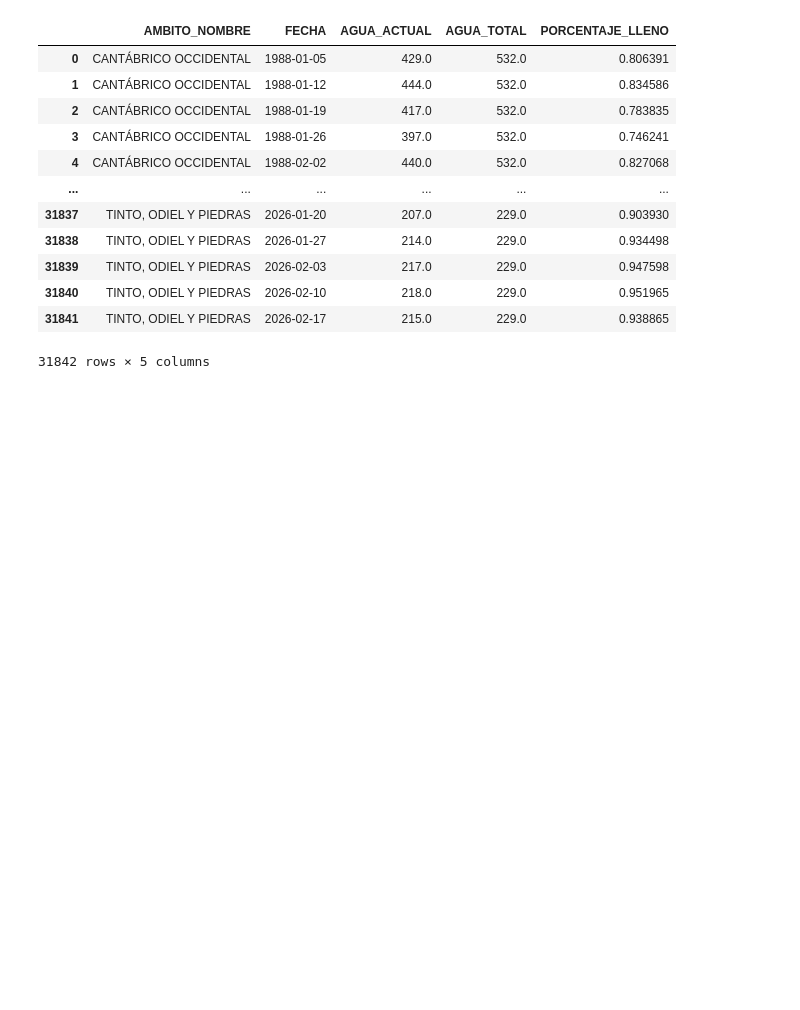
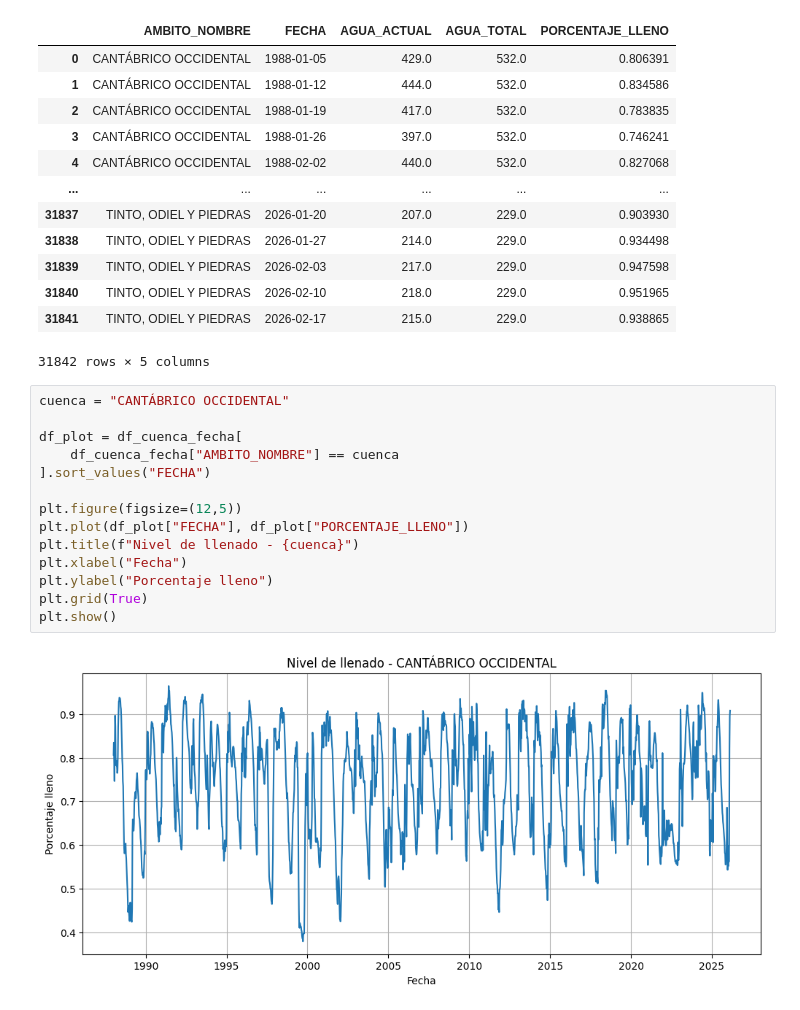
Before and after one commit to plorenab/water-stress-forecast-spain, a Jupyter notebook: notebook/embalses.ipynb, the cells around one changed output. Cells and saved outputs as stored; diff of their text form; blank space fills up the shorter version.

```diff
--- a/notebook/embalses.ipynb
+++ b/notebook/embalses.ipynb
@@ -266,3 +266,19 @@ df_cuenca_fecha
 | 31840 | TINTO, ODIEL Y PIEDRAS | 2026-02-10 | 218.0 | 229.0 | 0.951965 |
 | 31841 | TINTO, ODIEL Y PIEDRAS | 2026-02-17 | 215.0 | 229.0 | 0.938865 |
 31842 rows × 5 columns
+# %%
+cuenca = "CANTÁBRICO OCCIDENTAL"
+
+df_plot = df_cuenca_fecha[
+    df_cuenca_fecha["AMBITO_NOMBRE"] == cuenca
+].sort_values("FECHA")
+
+plt.figure(figsize=(12,5))
+plt.plot(df_plot["FECHA"], df_plot["PORCENTAJE_LLENO"])
+plt.title(f"Nivel de llenado - {cuenca}")
+plt.xlabel("Fecha")
+plt.ylabel("Porcentaje lleno")
+plt.grid(True)
+plt.show()
+# %% [output]
+[figure, added]
```
